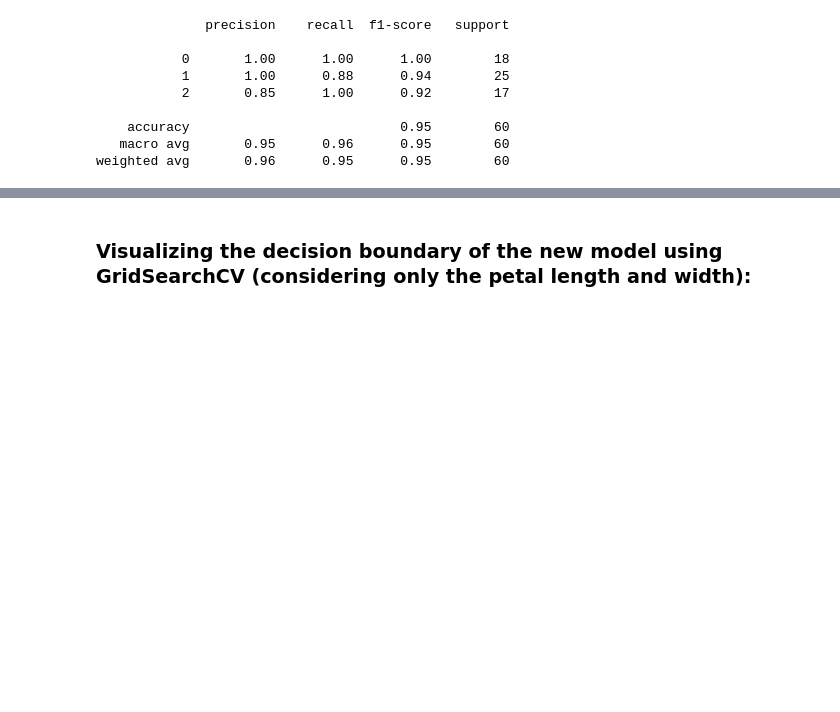
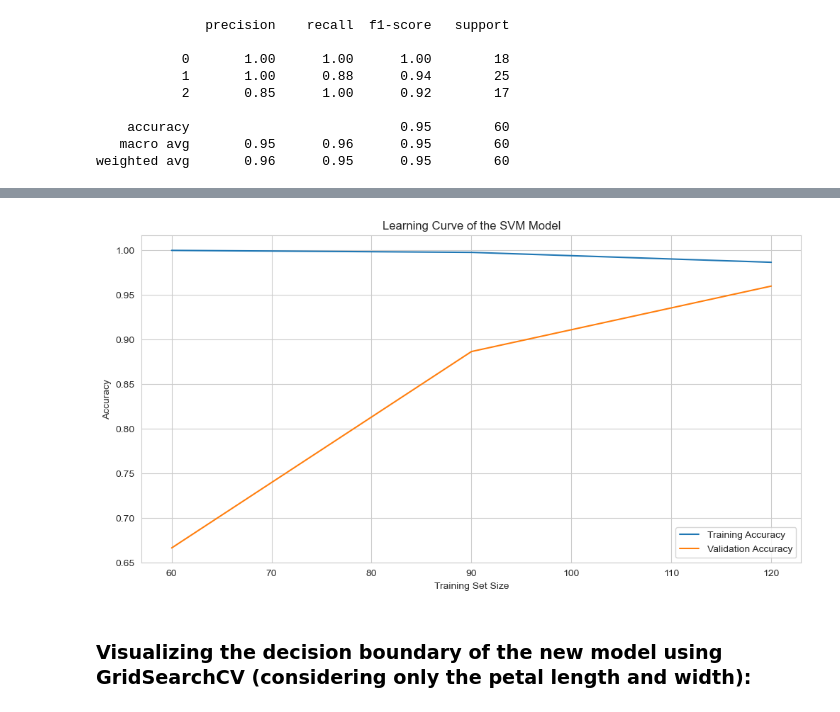
Before and after one commit to FaresOuhachi/Projet_ML, a Jupyter notebook: SVM.ipynb, the cells around one changed output, grey strips where cells are left out. Cells and saved outputs as stored; diff of their text form; code cells hidden in the pictures; blank space fills up the shorter version.

```diff
--- a/SVM.ipynb
+++ b/SVM.ipynb
@@ -237,0 +260,2 @@ weighted avg       0.96      0.95      0.95        60
+# %%
+grid_train_sizes, grid_train_scores, grid_test_scores = learning_curve(grid, X, y,verbose=2, cv=5, scoring='accuracy', n_jobs=-1, train_sizes=np.linspace(0.01, 1.0, 5))
@@ -238,3 +267,14 @@ weighted avg       0.96      0.95      0.95        60
+# %%
+plt.figure(figsize=(12, 6))
+plt.plot(grid_train_sizes, np.mean(grid_train_scores, axis=1), label='Training Accuracy')
+plt.plot(grid_train_sizes, np.mean(grid_test_scores, axis=1), label='Validation Accuracy')
+plt.xlabel('Training Set Size')
+plt.ylabel('Accuracy')
+plt.title('Learning Curve of the SVM Model')
+plt.legend()
+plt.show()
+# %% [output]
+[figure, added]
 # %% [markdown]
 ### Visualizing the decision boundary of the new model using GridSearchCV (considering only the petal length and width):
 # %%
```
Also changed, not shown: parts of 6 cells of this notebook.
